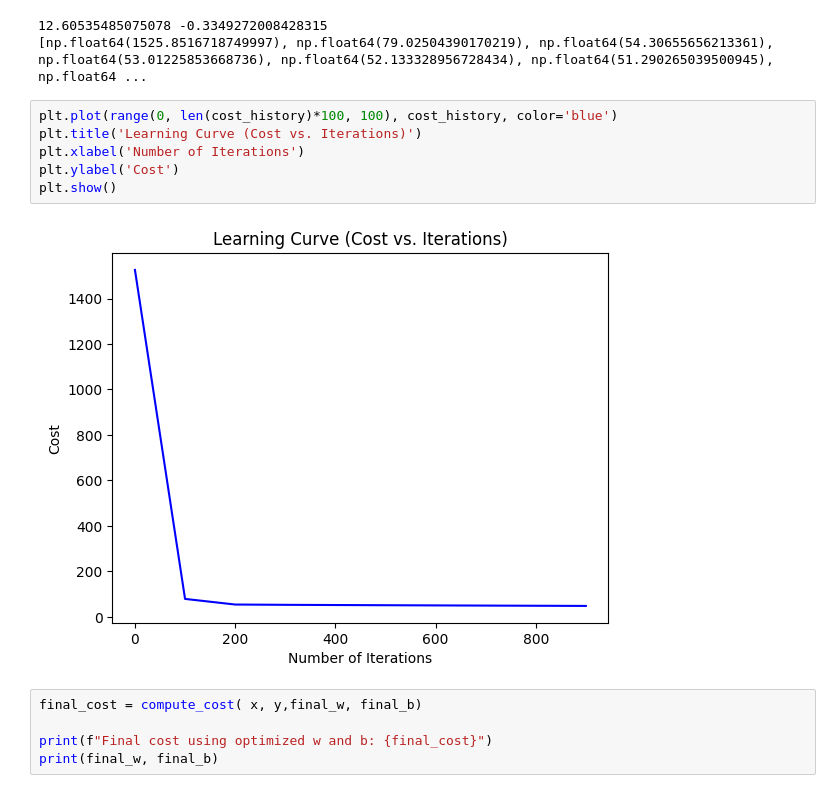
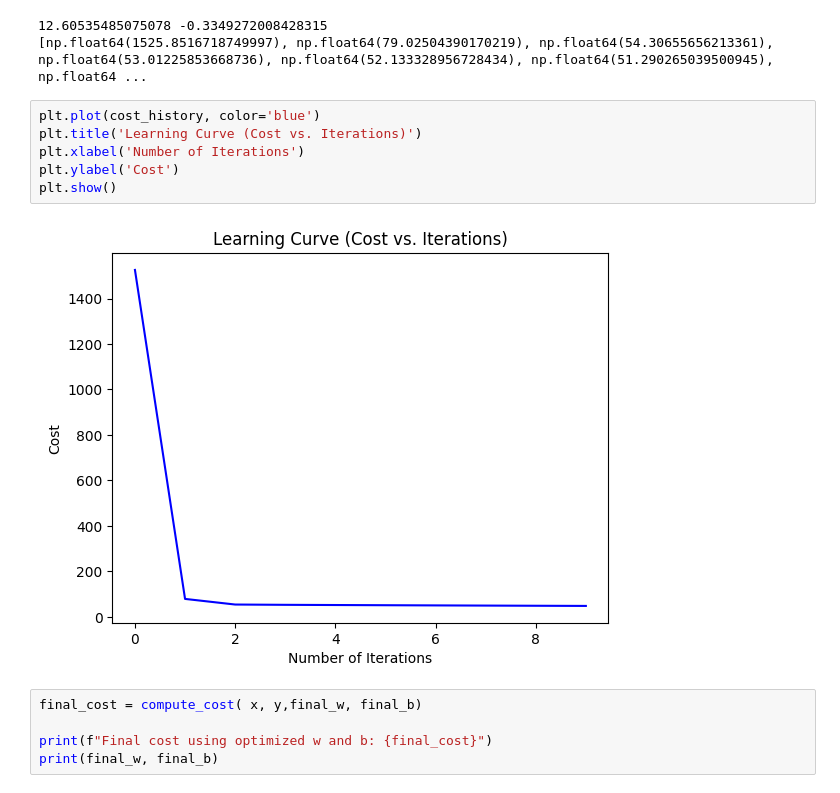
Before and after one commit to piyush-gif/ML-Model-Comparison-Dashboard, a Jupyter notebook: singlefeature_linear_regression.ipynb, the cells around one changed output. Saved outputs shown, nothing was run; the diff lists cells and outputs as text.

```diff
--- a/singlefeature_linear_regression.ipynb
+++ b/singlefeature_linear_regression.ipynb
@@ -71,13 +71,13 @@ print(cost_history)
 12.60535485075078 -0.3349272008428315
 [np.float64(1525.8516718749997), np.float64(79.02504390170219), np.float64(54.30655656213361), np.float64(53.01225853668736), np.float64(52.133328956728434), np.float64(51.290265039500945), np.float64 ...
 # %%
-plt.plot(range(0, len(cost_history)*100, 100), cost_history, color='blue')
+plt.plot(cost_history, color='blue')
 plt.title('Learning Curve (Cost vs. Iterations)')
 plt.xlabel('Number of Iterations')
 plt.ylabel('Cost')
 plt.show()
 # %% [output]
-[figure, old version]
+[figure, new version]
 # %%
 final_cost = compute_cost( x, y,final_w, final_b)
 
```
Also changed, not shown: 1 other file.
